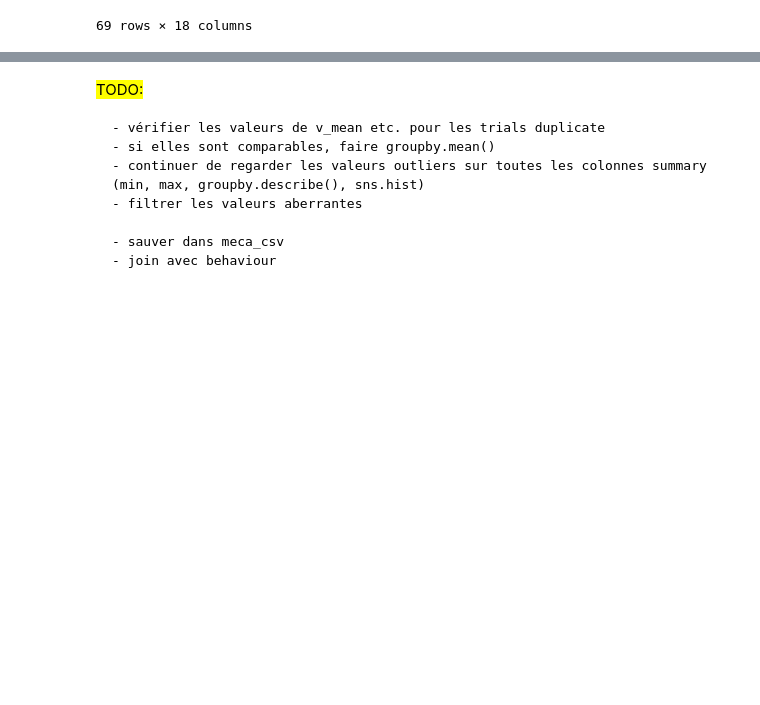
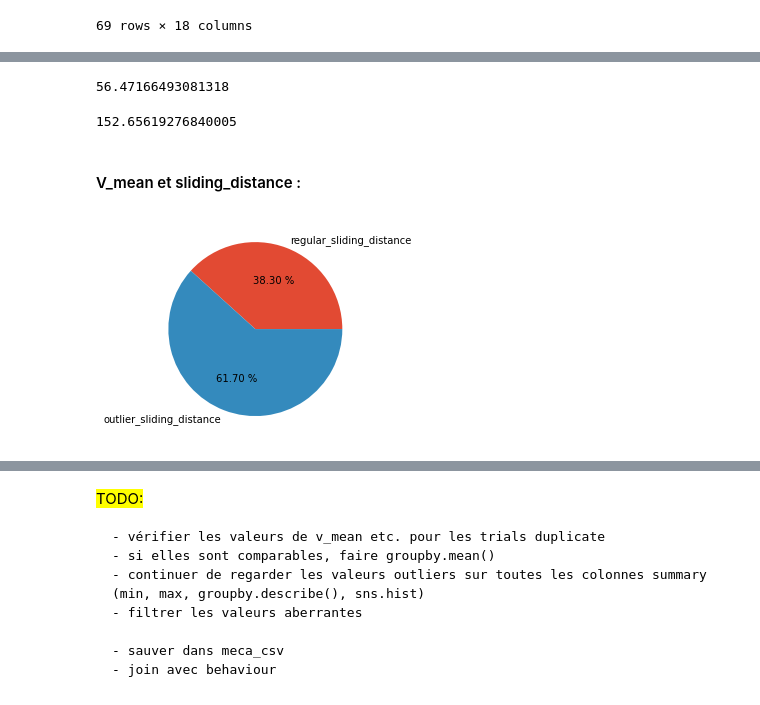
Before and after one commit to neuro-team-femto/revtact, a Jupyter notebook: analysis/analysis_beha_topo.ipynb, the cells around one changed output, grey strips where cells are left out. Drawn from its saved outputs; the diff is of its cells as text; code cells hidden in the pictures; blank space fills up the shorter version.

```diff
--- a/analysis/analysis_beha_topo.ipynb
+++ b/analysis/analysis_beha_topo.ipynb
@@ -204,0 +405,5 @@ Name: subj, dtype: int64
+# %%
+df_2 = filtered_df[~filtered_df.duplicated(subset=subset_cols, keep=False)]
+df_2 = pd.concat([df_2,duplicates])
+
+df_2
@@ -259,0 +512,2 @@ df_adjusted_v_mean.to_csv('data/meca/all_data.csv')
+# %%
+df_2.rename(columns={'texture': 'stim_order'}, inplace=True)
@@ -259,0 +547,27 @@ df_adjusted_v_mean.to_csv('data/meca/all_data.csv')
+# %%
+top_05_percent_sliding_distance = df_2[df_2['sliding_distance_mm'] >= df_2['sliding_distance_mm'].quantile(0.99)].sliding_distance_mm.min()   # minimum value of the last 1%
+top_05_percent_sliding_distance
+# %% [output]
+56.47166493081318
+# %%
+top_05_percent_v_mean =  df_2[df_2['v_mean_mms'] >= df_2['v_mean_mms'].quantile(0.99)].v_mean_mms.min()   # minimum value of the last 1%
+top_05_percent_v_mean
+# %% [output]
+152.65619276840005
+# %% [markdown]
+#### V_mean et sliding_distance :
+# %%
+n1 = ((df_2['v_mean_mms'] <0) | (df_2['v_mean_mms'] > top_05_percent_v_mean) ) & ((df_2['sliding_distance_mm'] > 0 )&( df_2['sliding_distance_mm'] < top_05_percent_sliding_distance))   # V_mean outliers with regular sliding distance
+n2 = ((df_2['v_mean_mms'] <0) | (df_2['v_mean_mms'] > top_05_percent_v_mean) ) & ((df_2['sliding_distance_mm'] <0 )|( df_2['sliding_distance_mm'] > top_05_percent_sliding_distance))  # V_mean outliers with outlier sliding distance
+
+regular_sliding_distance = df_2.loc[n1].count()[0]
+outlier_sliding_distance = df_2.loc[n2].count()[0]
+
+weights = [regular_sliding_distance, outlier_sliding_distance]
+labels=  ['regular_sliding_distance','outlier_sliding_distance']
+plt.pie(weights, labels = labels,autopct="%.2f %%")
+plt.style.use('ggplot')
+
+plt.show()
+# %% [output]
+[figure, added]
```
Also changed, not shown: parts of 39 cells of this notebook, 1 other file.
